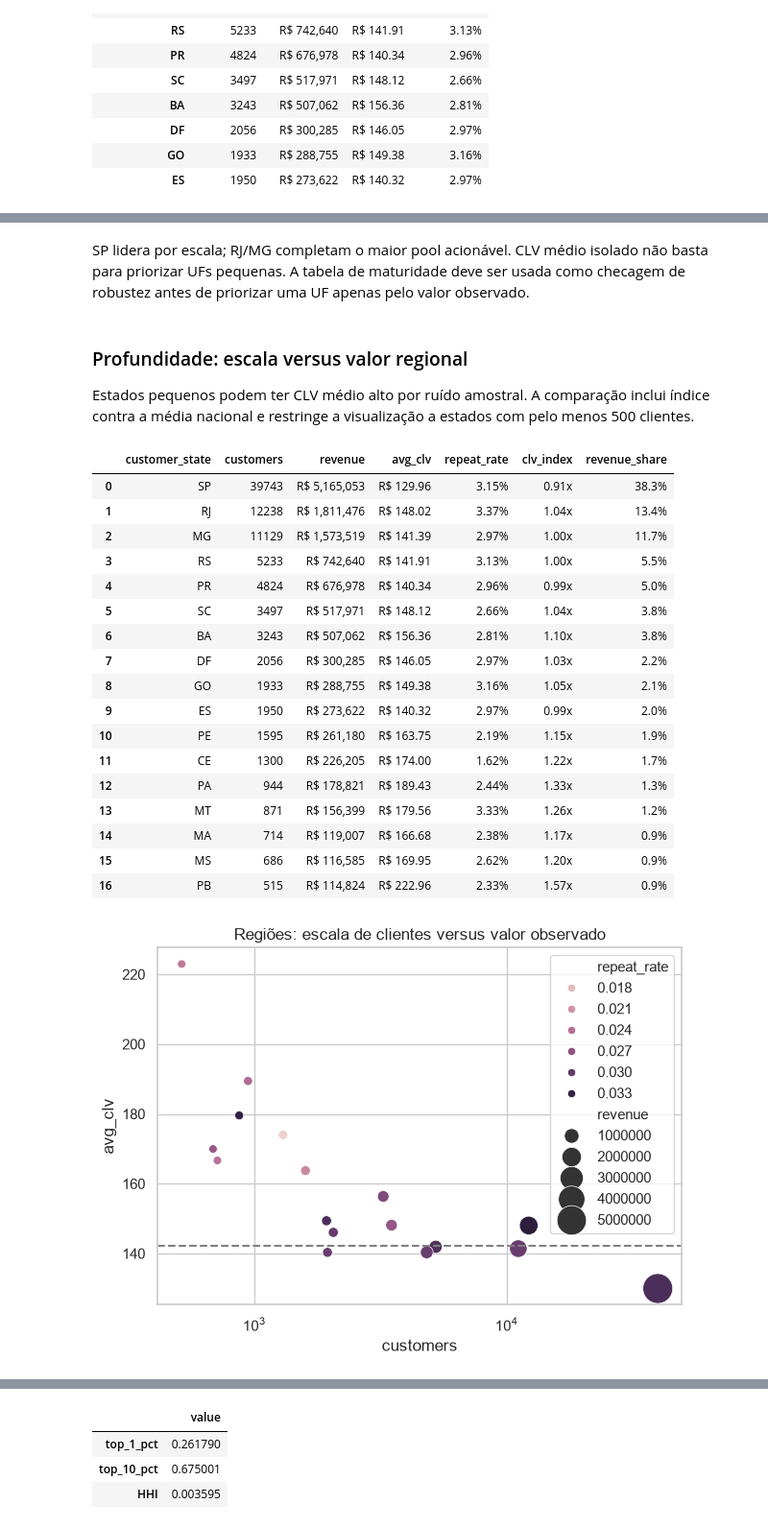
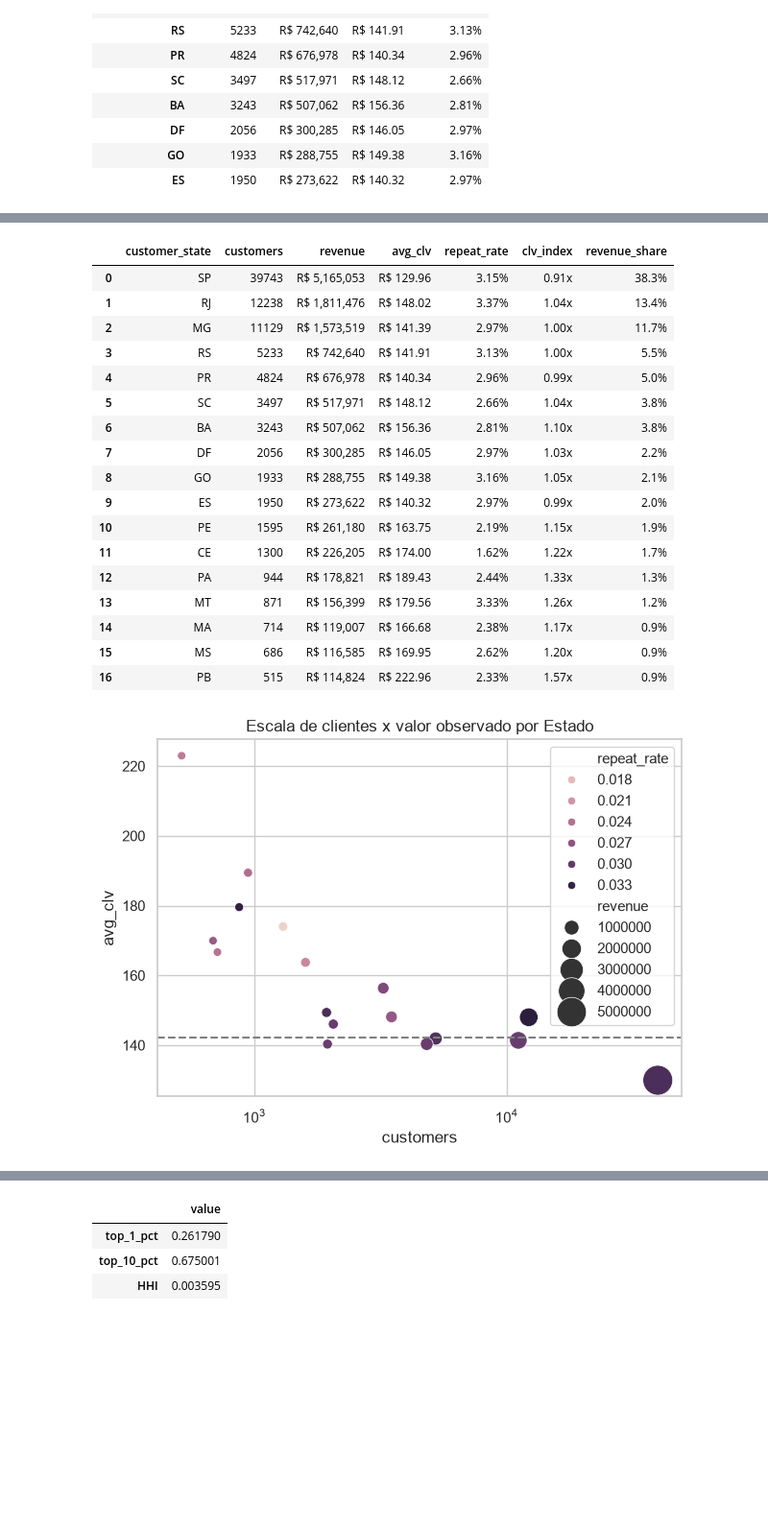
Before and after one commit to PedroReste/ifood_case_analytics_engineer, a Jupyter notebook: notebooks/02_exploratory_analysis.ipynb, the cells around one changed output, grey strips where cells are left out. Shown at 96% size. Cells and saved outputs as stored; diff of their text form; code cells hidden in the pictures; blank space fills up the shorter version.

```diff
--- a/notebooks/02_exploratory_analysis.ipynb
+++ b/notebooks/02_exploratory_analysis.ipynb
@@ -238,0 +7,17 @@ CLV é GMV histórico observado por cliente, porque a janela curta não sustenta
+# %%
+from pathlib import Path
+import sys
+import pandas as pd
+import numpy as np
+import seaborn as sns
+import matplotlib.pyplot as plt
+import duckdb
+sys.path.insert(0, str(Path.cwd().parent / 'src'))
+from ifood_analytics.analysis import bootstrap_clustered_mean_difference
+DATA = Path('../data/gold')
+sns.set_theme(style='whitegrid')
+orders = pd.read_parquet(DATA / 'fact_orders.parquet')
+items = pd.read_parquet(DATA / 'fact_order_items.parquet')
+con = duckdb.connect()
+con.register('fact_orders', orders)
+con.register('fact_order_items', items)
@@ -289,33 +287,28 @@ dtype: object
-# %% [markdown]
-SP lidera por escala; RJ/MG completam o maior pool acionável. CLV médio isolado não basta para priorizar UFs pequenas. A tabela de maturidade deve ser usada como checagem de robustez antes de priorizar uma UF apenas pelo valor observado.
-# %% [markdown]
-### Profundidade: escala versus valor regional
-Estados pequenos podem ter CLV médio alto por ruído amostral. A comparação inclui índice contra a média nacional e restringe a visualização a estados com pelo menos 500 clientes.
 # %%
 national_clv = clv.observed_clv.mean()
 region['clv_index'] = region.avg_clv / national_clv
 region['revenue_share'] = region.revenue / region.revenue.sum()
 reliable_region = region[region.customers >= 500].reset_index()
 display(reliable_region.style.format({'revenue':'R$ {:,.0f}','avg_clv':'R$ {:.2f}','repeat_rate':'{:.2%}','clv_index':'{:.2f}x','revenue_share':'{:.1%}'}))
 sns.scatterplot(data=reliable_region, x='customers', y='avg_clv', size='revenue', hue='repeat_rate', sizes=(40,500))
-plt.axhline(national_clv, color='gray', ls='--'); plt.xscale('log'); plt.title('Regiões: escala de clientes versus valor observado'); plt.tight_layout()
+plt.axhline(national_clv, color='gray', ls='--'); plt.xscale('log'); plt.title('Escala de clientes x valor observado por Estado'); plt.tight_layout()
 # %% [output]
 |  | customer_state | customers | revenue | avg_clv | repeat_rate | clv_index | revenue_share |
 | 0 | SP | 39743 | R$ 5,165,053 | R$ 129.96 | 3.15% | 0.91x | 38.3% |
 | 1 | RJ | 12238 | R$ 1,811,476 | R$ 148.02 | 3.37% | 1.04x | 13.4% |
 | 2 | MG | 11129 | R$ 1,573,519 | R$ 141.39 | 2.97% | 1.00x | 11.7% |
 | 3 | RS | 5233 | R$ 742,640 | R$ 141.91 | 3.13% | 1.00x | 5.5% |
 | 4 | PR | 4824 | R$ 676,978 | R$ 140.34 | 2.96% | 0.99x | 5.0% |
 | 5 | SC | 3497 | R$ 517,971 | R$ 148.12 | 2.66% | 1.04x | 3.8% |
 | 6 | BA | 3243 | R$ 507,062 | R$ 156.36 | 2.81% | 1.10x | 3.8% |
 | 7 | DF | 2056 | R$ 300,285 | R$ 146.05 | 2.97% | 1.03x | 2.2% |
 | 8 | GO | 1933 | R$ 288,755 | R$ 149.38 | 3.16% | 1.05x | 2.1% |
 | 9 | ES | 1950 | R$ 273,622 | R$ 140.32 | 2.97% | 0.99x | 2.0% |
 | 10 | PE | 1595 | R$ 261,180 | R$ 163.75 | 2.19% | 1.15x | 1.9% |
 | 11 | CE | 1300 | R$ 226,205 | R$ 174.00 | 1.62% | 1.22x | 1.7% |
 | 12 | PA | 944 | R$ 178,821 | R$ 189.43 | 2.44% | 1.33x | 1.3% |
 | 13 | MT | 871 | R$ 156,399 | R$ 179.56 | 3.33% | 1.26x | 1.2% |
 | 14 | MA | 714 | R$ 119,007 | R$ 166.68 | 2.38% | 1.17x | 0.9% |
 | 15 | MS | 686 | R$ 116,585 | R$ 169.95 | 2.62% | 1.20x | 0.9% |
 | 16 | PB | 515 | R$ 114,824 | R$ 222.96 | 2.33% | 1.57x | 0.9% |
-[figure, old version]
+[figure, new version]
```
Also changed, not shown: parts of 46 cells of this notebook, 11 other files.
